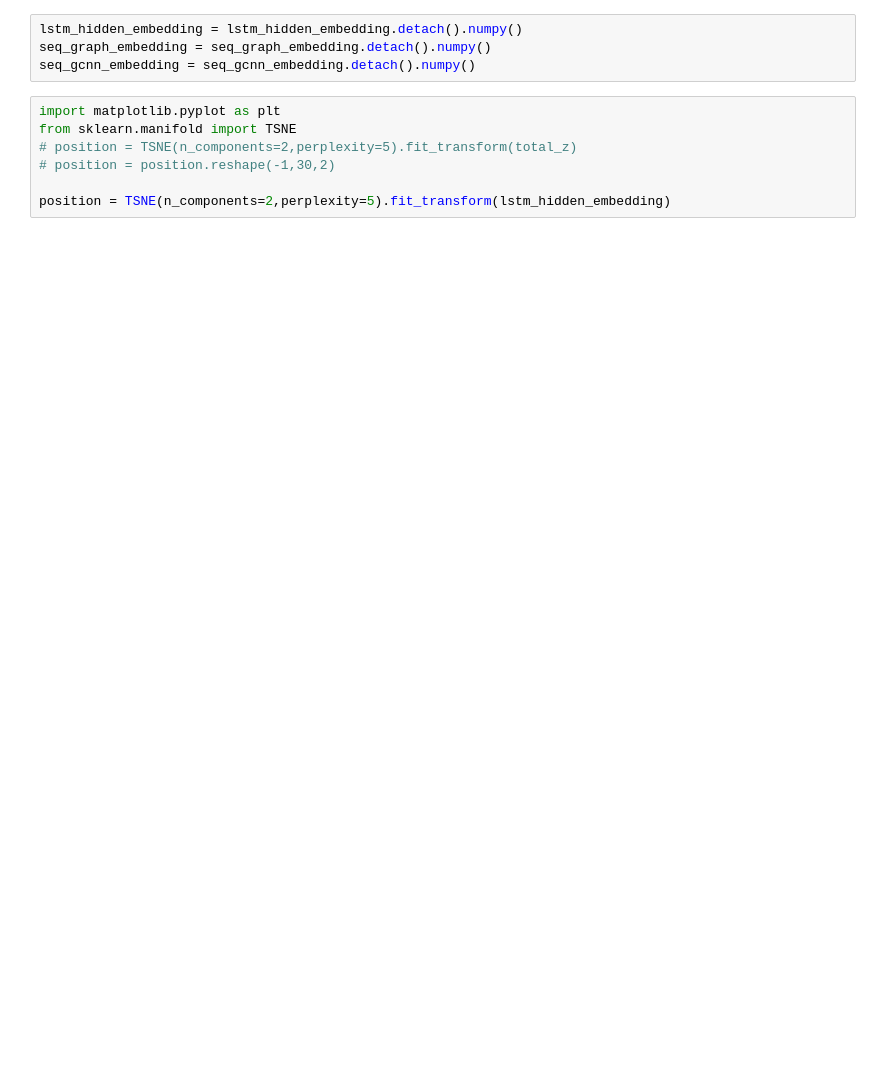
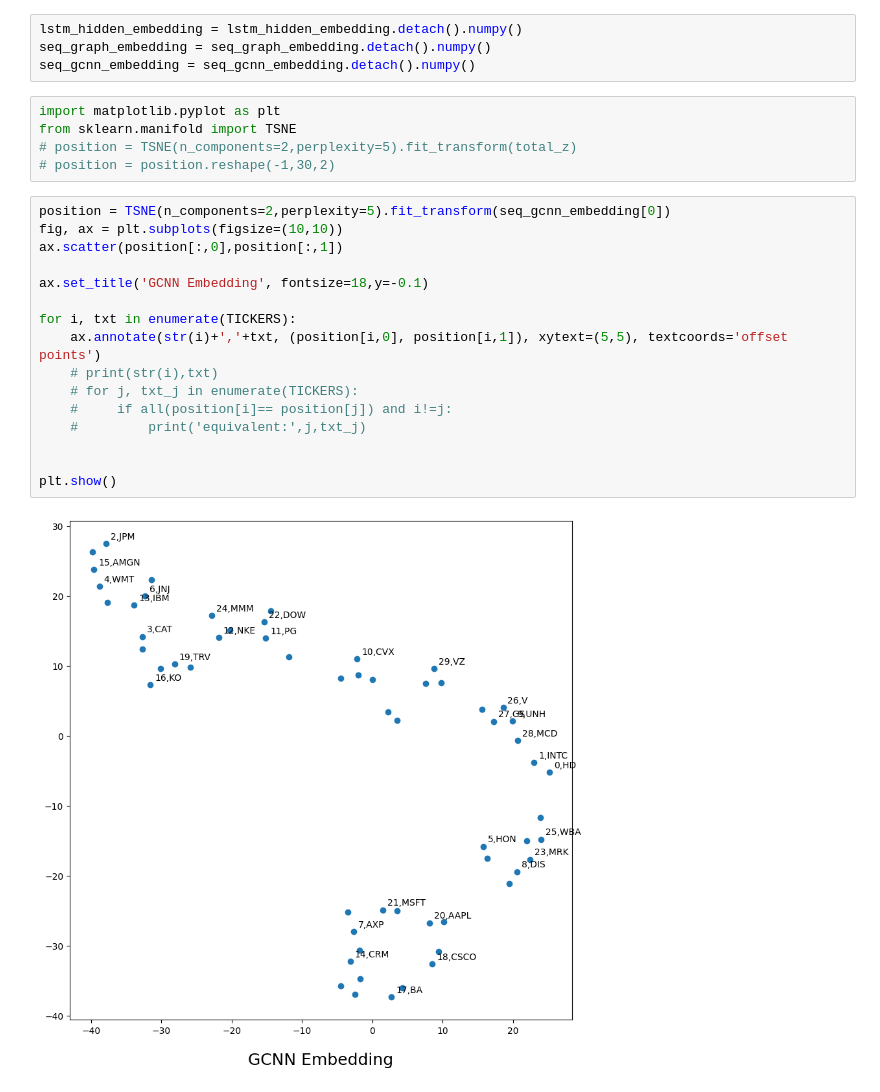
Before and after one commit to sam-my-2023/GCNNwLSTM, a Jupyter notebook: embedding.ipynb, the cells around one changed output. Cells and saved outputs as stored; diff of their text form; blank space fills up the shorter version.

```diff
--- a/embedding.ipynb
+++ b/embedding.ipynb
@@ -100,8 +99,24 @@ import matplotlib.pyplot as plt
 from sklearn.manifold import TSNE
 # position = TSNE(n_components=2,perplexity=5).fit_transform(total_z)
 # position = position.reshape(-1,30,2)
-
-position = TSNE(n_components=2,perplexity=5).fit_transform(lstm_hidden_embedding)
+# %%
+position = TSNE(n_components=2,perplexity=5).fit_transform(seq_gcnn_embedding[0])
+fig, ax = plt.subplots(figsize=(10,10))
+ax.scatter(position[:,0],position[:,1])
+
+ax.set_title('GCNN Embedding', fontsize=18,y=-0.1)
+
+for i, txt in enumerate(TICKERS):
+    ax.annotate(str(i)+','+txt, (position[i,0], position[i,1]), xytext=(5,5), textcoords='offset points')
+    # print(str(i),txt)
+    # for j, txt_j in enumerate(TICKERS):
+    #     if all(position[i]== position[j]) and i!=j:
+    #         print('equivalent:',j,txt_j)
+
+
+plt.show()
+# %% [output]
+[figure, added]
 # %%
 position = TSNE(n_components=2,perplexity=5).fit_transform(seq_graph_embedding[0])
 fig, ax = plt.subplots(figsize=(10,10))
```
Also changed, not shown: parts of 3 cells of this notebook, 1 other file.
